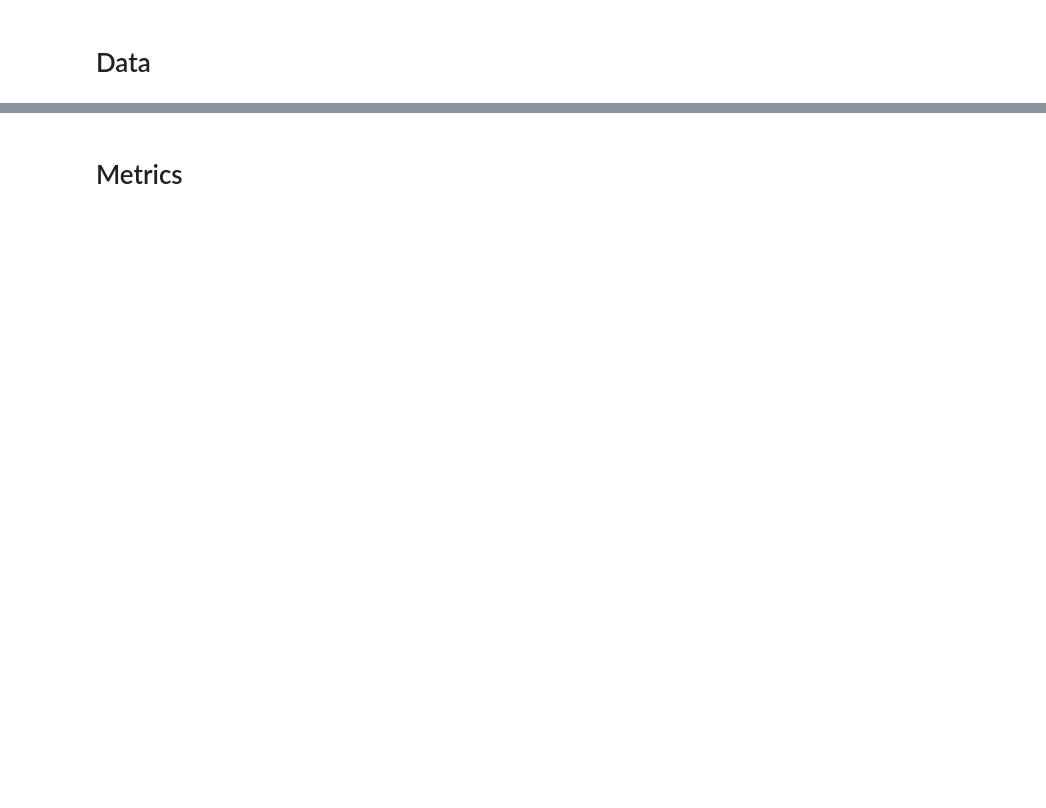
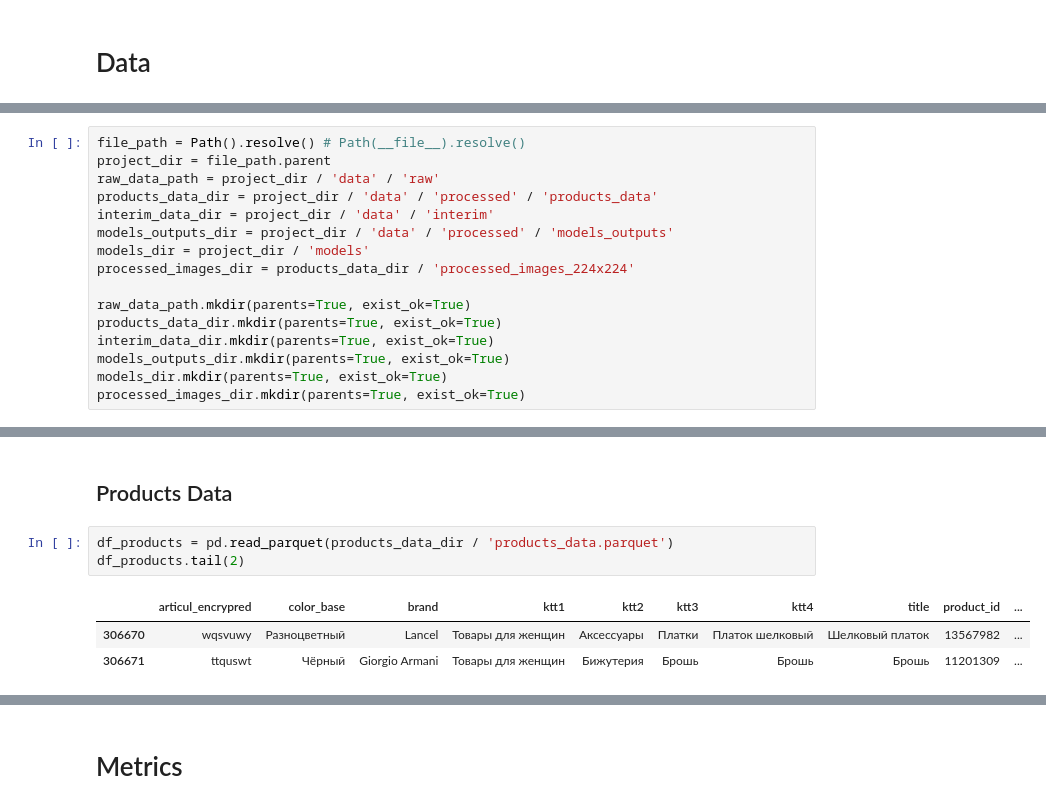
Before and after one commit to dimi3tru-other-projects/Recommender_System_with_LLM, a Jupyter notebook: notebooks/RecSys.ipynb, the cells around one changed output, grey strips where cells are left out. Drawn from its saved outputs; the diff is of its cells as text; blank space fills up the shorter version.

```diff
--- a/notebooks/RecSys.ipynb
+++ b/notebooks/RecSys.ipynb
@@ -197,0 +94,16 @@ df_filtered.tail(2)
+# %%
+file_path = Path().resolve() # Path(__file__).resolve()
+project_dir = file_path.parent
+raw_data_path = project_dir / 'data' / 'raw'
+products_data_dir = project_dir / 'data' / 'processed' / 'products_data'
+interim_data_dir = project_dir / 'data' / 'interim'
+models_outputs_dir = project_dir / 'data' / 'processed' / 'models_outputs'
+models_dir = project_dir / 'models'
+processed_images_dir = products_data_dir / 'processed_images_224x224'
+
+raw_data_path.mkdir(parents=True, exist_ok=True)
+products_data_dir.mkdir(parents=True, exist_ok=True)
+interim_data_dir.mkdir(parents=True, exist_ok=True)
+models_outputs_dir.mkdir(parents=True, exist_ok=True)
+models_dir.mkdir(parents=True, exist_ok=True)
+processed_images_dir.mkdir(parents=True, exist_ok=True)
@@ -197,0 +124,9 @@ df_filtered.tail(2)
+# %% [markdown]
+## Products Data
+# %%
+df_products = pd.read_parquet(products_data_dir / 'products_data.parquet')
+df_products.tail(2)
+# %% [output]
+|  | articul_encrypred | color_base | brand | ktt1 | ktt2 | ktt3 | ktt4 | title | product_id | ... |
+| 306670 | wqsvuwy | Разноцветный | Lancel | Товары для женщин | Аксессуары | Платки | Платок шелковый | Шелковый платок | 13567982 | ... |
+| 306671 | ttquswt | Чёрный | Giorgio Armani | Товары для женщин | Бижутерия | Брошь | Брошь | Брошь | 11201309 | ... |
```
Also changed, not shown: parts of 193 cells of this notebook, 46 other files.
